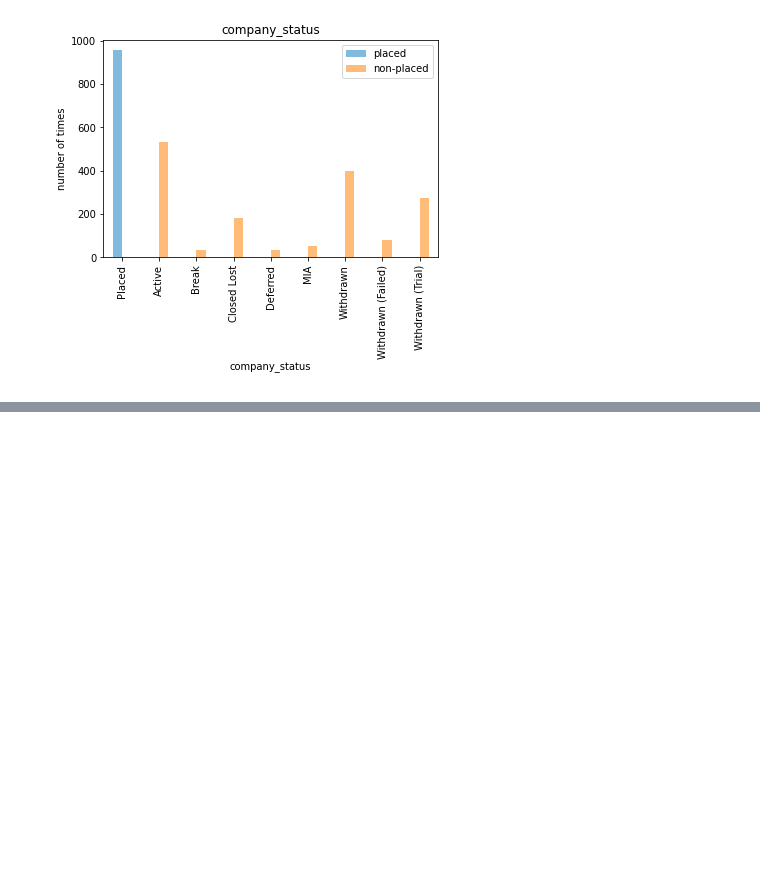
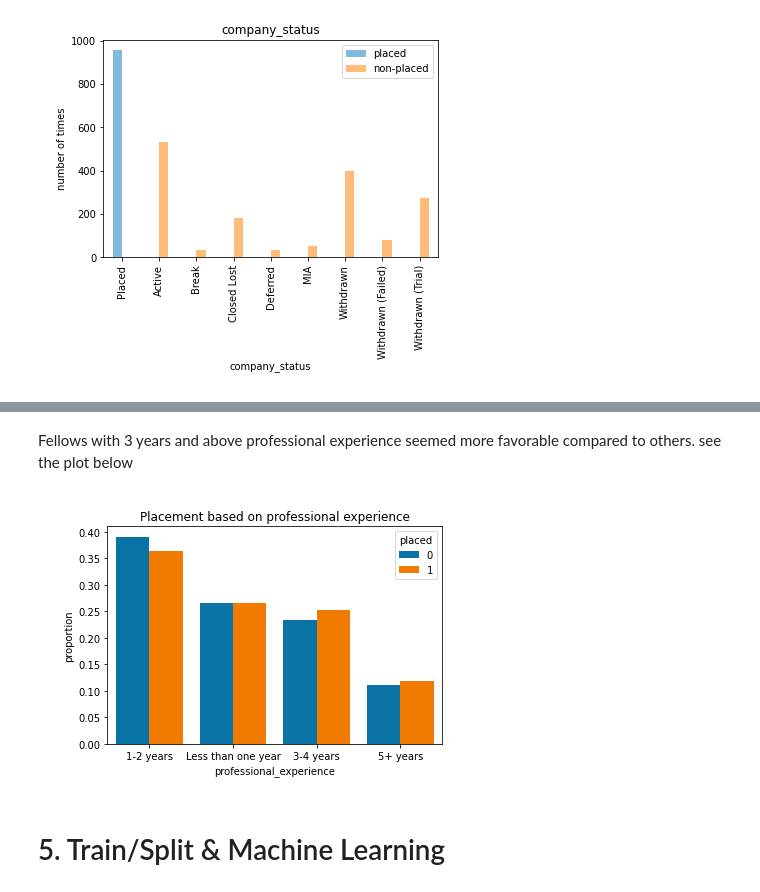
Before and after one commit to samokoye/Machine-Learning, a Jupyter notebook: Pathrise Business Analysis/README.ipynb, the cells around one changed output, grey strips where cells are left out. Saved outputs shown, nothing was run; the diff lists cells and outputs as text; code cells hidden in the pictures; blank space fills up the shorter version.

```diff
--- a/Pathrise Business Analysis/README.ipynb
+++ b/Pathrise Business Analysis/README.ipynb
@@ -41,0 +46,8 @@ Only a few fellows are on break and deferred, whereby the rest are not in the pr
+# %% [markdown]
+Fellows with 3 years and above professional experience seemed more favorable compared to others. see the plot below
+# %%
+display.Image("./Professional experience.png")
+# %% [output]
+[figure, added]
+# %% [markdown]
+# 5. Train/Split & Machine Learning
```
Also changed, not shown: parts of 2 cells of this notebook, 2 other files.
